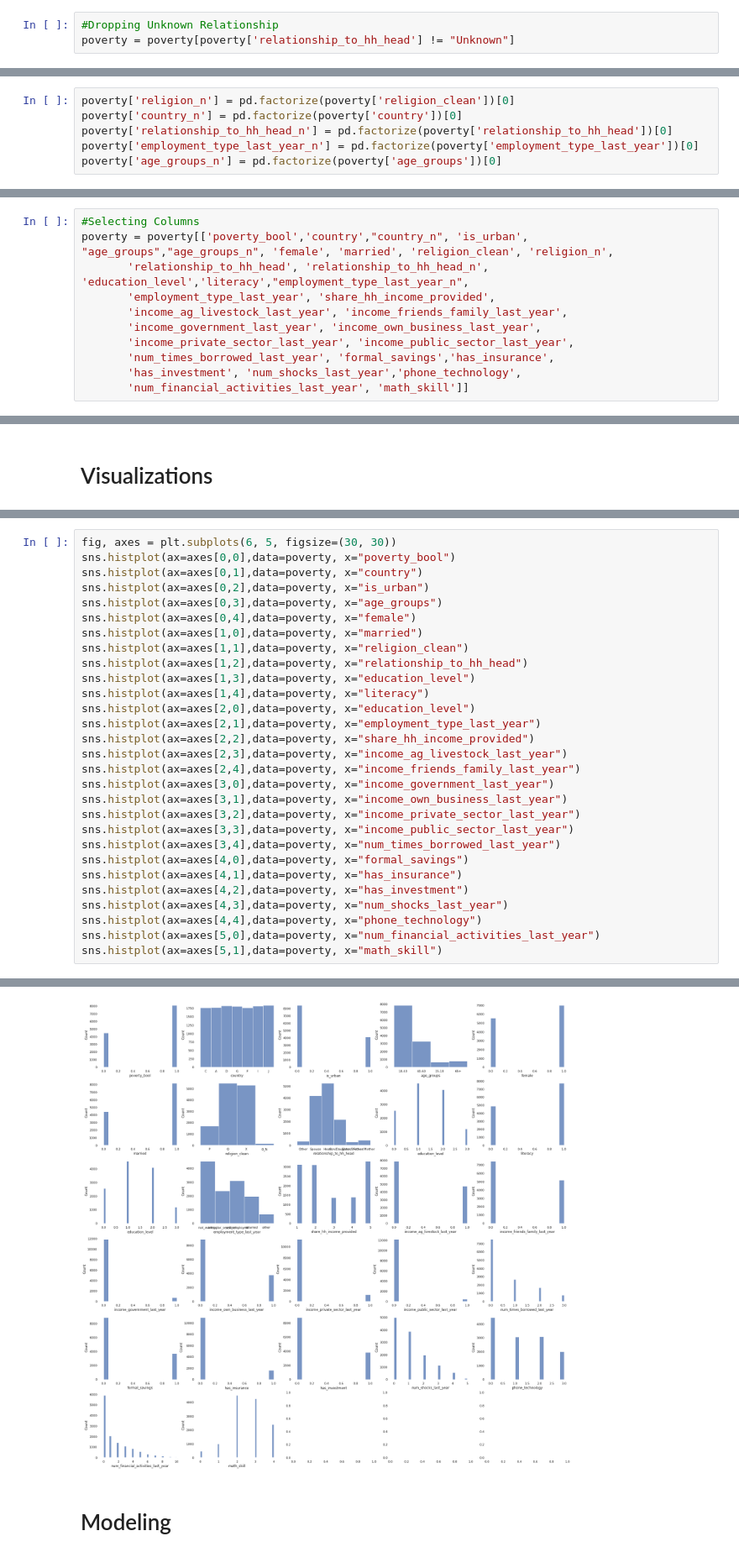
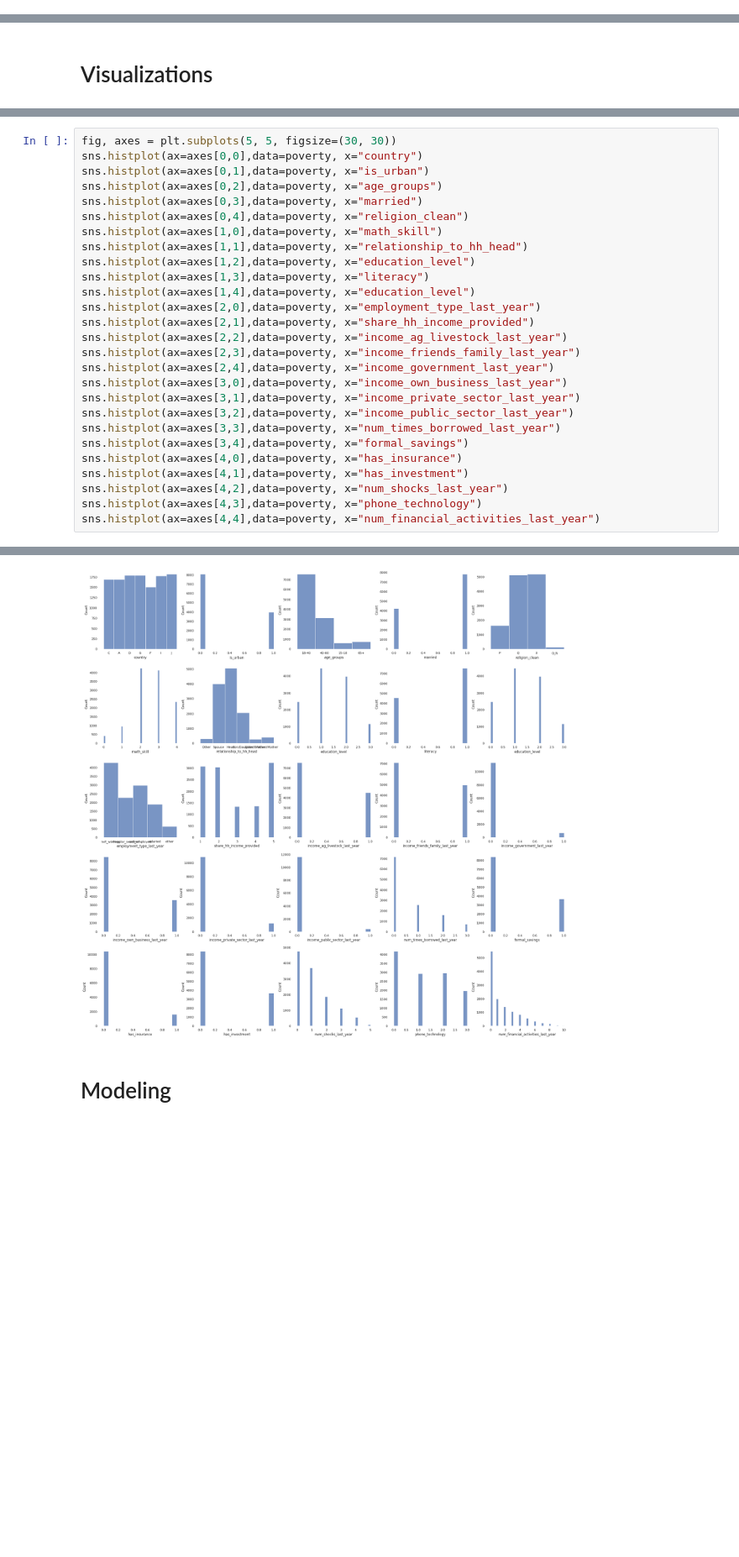
Before and after one commit to garrettfenchel/Coding-Dojo-Predicting-Poverty, a Jupyter notebook: Predicting_Poverty_Notebook.ipynb, the cells around one changed output, grey strips where cells are left out. Shown at 84% size. Cells and saved outputs as stored; diff of their text form; blank space fills up the shorter version.

```diff
--- a/Predicting_Poverty_Notebook.ipynb
+++ b/Predicting_Poverty_Notebook.ipynb
@@ -127,3 +327,0 @@ poverty = poverty.replace(False,0)
-# %%
-#Dropping Unknown Relationship
-poverty = poverty[poverty['relationship_to_hh_head'] != "Unknown"]
@@ -210,6 +327,0 @@ See the caveats in the documentation: https://pandas.pydata.org/pandas-docs/stab
-# %%
-poverty['religion_n'] = pd.factorize(poverty['religion_clean'])[0]
-poverty['country_n'] = pd.factorize(poverty['country'])[0]
-poverty['relationship_to_hh_head_n'] = pd.factorize(poverty['relationship_to_hh_head'])[0]
-poverty['employment_type_last_year_n'] = pd.factorize(poverty['employment_type_last_year'])[0]
-poverty['age_groups_n'] = pd.factorize(poverty['age_groups'])[0]
@@ -313,11 +327,0 @@ fig9 = sns.heatmap(correlation, annot=True, mask=mask, cmap=cmap, vmax=.3, cente
-# %%
-#Selecting Columns
-poverty = poverty[['poverty_bool','country',"country_n", 'is_urban', "age_groups","age_groups_n", 'female', 'married', 'religion_clean', 'religion_n',
-       'relationship_to_hh_head', 'relationship_to_hh_head_n', 'education_level','literacy',"employment_type_last_year_n",
-       'employment_type_last_year', 'share_hh_income_provided',
-       'income_ag_livestock_last_year', 'income_friends_family_last_year',
-       'income_government_last_year', 'income_own_business_last_year',
-       'income_private_sector_last_year', 'income_public_sector_last_year',
-       'num_times_borrowed_last_year', 'formal_savings','has_insurance',
-       'has_investment', 'num_shocks_last_year','phone_technology',
-       'num_financial_activities_last_year', 'math_skill']]
@@ -478,30 +550,28 @@ plt.show()
 # %%
-fig, axes = plt.subplots(6, 5, figsize=(30, 30))
-sns.histplot(ax=axes[0,0],data=poverty, x="poverty_bool")
-sns.histplot(ax=axes[0,1],data=poverty, x="country")
-sns.histplot(ax=axes[0,2],data=poverty, x="is_urban")
-sns.histplot(ax=axes[0,3],data=poverty, x="age_groups")
-sns.histplot(ax=axes[0,4],data=poverty, x="female")
-sns.histplot(ax=axes[1,0],data=poverty, x="married")
-sns.histplot(ax=axes[1,1],data=poverty, x="religion_clean")
-sns.histplot(ax=axes[1,2],data=poverty, x="relationship_to_hh_head")
-sns.histplot(ax=axes[1,3],data=poverty, x="education_level")
-sns.histplot(ax=axes[1,4],data=poverty, x="literacy")
-sns.histplot(ax=axes[2,0],data=poverty, x="education_level")
-sns.histplot(ax=axes[2,1],data=poverty, x="employment_type_last_year")
-sns.histplot(ax=axes[2,2],data=poverty, x="share_hh_income_provided")
-sns.histplot(ax=axes[2,3],data=poverty, x="income_ag_livestock_last_year")
-sns.histplot(ax=axes[2,4],data=poverty, x="income_friends_family_last_year")
-sns.histplot(ax=axes[3,0],data=poverty, x="income_government_last_year")
-sns.histplot(ax=axes[3,1],data=poverty, x="income_own_business_last_year")
-sns.histplot(ax=axes[3,2],data=poverty, x="income_private_sector_last_year")
-sns.histplot(ax=axes[3,3],data=poverty, x="income_public_sector_last_year")
-sns.histplot(ax=axes[3,4],data=poverty, x="num_times_borrowed_last_year")
-sns.histplot(ax=axes[4,0],data=poverty, x="formal_savings")
-sns.histplot(ax=axes[4,1],data=poverty, x="has_insurance")
-sns.histplot(ax=axes[4,2],data=poverty, x="has_investment")
-sns.histplot(ax=axes[4,3],data=poverty, x="num_shocks_last_year")
-sns.histplot(ax=axes[4,4],data=poverty, x="phone_technology")
-sns.histplot(ax=axes[5,0],data=poverty, x="num_financial_activities_last_year")
-sns.histplot(ax=axes[5,1],data=poverty, x="math_skill")
+fig, axes = plt.subplots(5, 5, figsize=(30, 30))
+sns.histplot(ax=axes[0,0],data=poverty, x="country")
+sns.histplot(ax=axes[0,1],data=poverty, x="is_urban")
+sns.histplot(ax=axes[0,2],data=poverty, x="age_groups")
+sns.histplot(ax=axes[0,3],data=poverty, x="married")
+sns.histplot(ax=axes[0,4],data=poverty, x="religion_clean")
+sns.histplot(ax=axes[1,0],data=poverty, x="math_skill")
+sns.histplot(ax=axes[1,1],data=poverty, x="relationship_to_hh_head")
+sns.histplot(ax=axes[1,2],data=poverty, x="education_level")
+sns.histplot(ax=axes[1,3],data=poverty, x="literacy")
+sns.histplot(ax=axes[1,4],data=poverty, x="education_level")
+sns.histplot(ax=axes[2,0],data=poverty, x="employment_type_last_year")
+sns.histplot(ax=axes[2,1],data=poverty, x="share_hh_income_provided")
+sns.histplot(ax=axes[2,2],data=poverty, x="income_ag_livestock_last_year")
+sns.histplot(ax=axes[2,3],data=poverty, x="income_friends_family_last_year")
+sns.histplot(ax=axes[2,4],data=poverty, x="income_government_last_year")
+sns.histplot(ax=axes[3,0],data=poverty, x="income_own_business_last_year")
+sns.histplot(ax=axes[3,1],data=poverty, x="income_private_sector_last_year")
+sns.histplot(ax=axes[3,2],data=poverty, x="income_public_sector_last_year")
+sns.histplot(ax=axes[3,3],data=poverty, x="num_times_borrowed_last_year")
+sns.histplot(ax=axes[3,4],data=poverty, x="formal_savings")
+sns.histplot(ax=axes[4,0],data=poverty, x="has_insurance")
+sns.histplot(ax=axes[4,1],data=poverty, x="has_investment")
+sns.histplot(ax=axes[4,2],data=poverty, x="num_shocks_last_year")
+sns.histplot(ax=axes[4,3],data=poverty, x="phone_technology")
+sns.histplot(ax=axes[4,4],data=poverty, x="num_financial_activities_last_year")
 # %% [output]
@@ -509,4 +579,4 @@ sns.histplot(ax=axes[5,1],data=poverty, x="math_skill")
-[figure, old version]
+[figure, new version]
 # %% [markdown]
 # Modeling
 # %%
```
Also changed, not shown: parts of 86 cells of this notebook.
